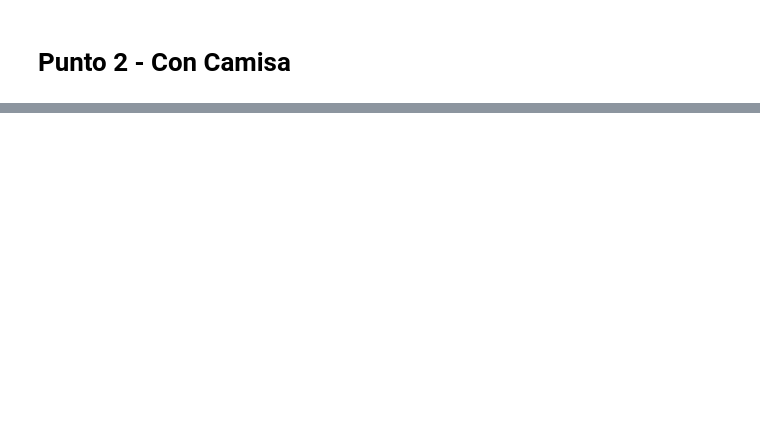
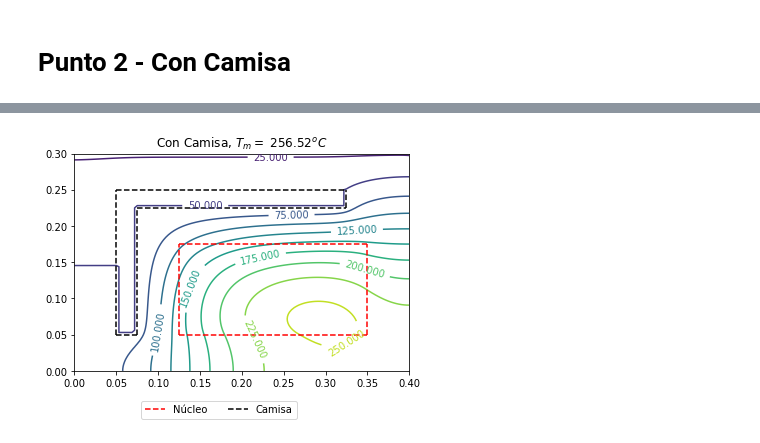
Before and after one commit to nicomn97/TransCalor-Taller1, a Jupyter notebook: Taller1.ipynb, the cells around one changed output, grey strips where cells are left out. Cells and saved outputs as stored; diff of their text form; code cells hidden in the pictures; blank space fills up the shorter version.

```diff
--- a/Taller1.ipynb
+++ b/Taller1.ipynb
@@ -261,0 +275,19 @@ plt.savefig("conCamisa",bbox_inches="tight")
+# %%
+fig, ax=plt.subplots()
+CS=ax.contour(xx, yy, Tm, 10)
+plt.plot([0.125,0.35],[0.05,0.05],"--",c="r")
+plt.plot([0.125,0.35],[0.175,0.175],"--",c="r")
+plt.plot([0.125,0.125],[0.05,0.175],"--",c="r")
+plt.plot([0.35,0.35],[0.05,0.175],"--",c="r",label="Núcleo")
+plt.plot([0.05,0.075],[0.05,0.05],"--",c="k")
+plt.plot([0.075,0.325],[0.225,0.225],"--",c="k")
+plt.plot([0.05,0.325],[0.25,0.25],"--",c="k")
+plt.plot([0.05,0.05],[0.05,0.25],"--",c="k")
+plt.plot([0.075,0.075],[0.05,0.225],"--",c="k")
+plt.plot([0.325,0.325],[0.225,0.25],"--",c="k",label="Camisa")
+ax.set_title(f"Con Camisa, $T_m=$ {np.max(Tm):.2f}$^o C $")
+ax.clabel(CS,inline=1,fontsize=10)
+plt.legend(loc=(0.2,-0.22),ncol=2)
+plt.savefig("conCamisa_c.png",bbox_inches="tight")
+# %% [output]
+[figure, added]
```
Also changed, not shown: parts of 5 cells of this notebook, 4 other files.
